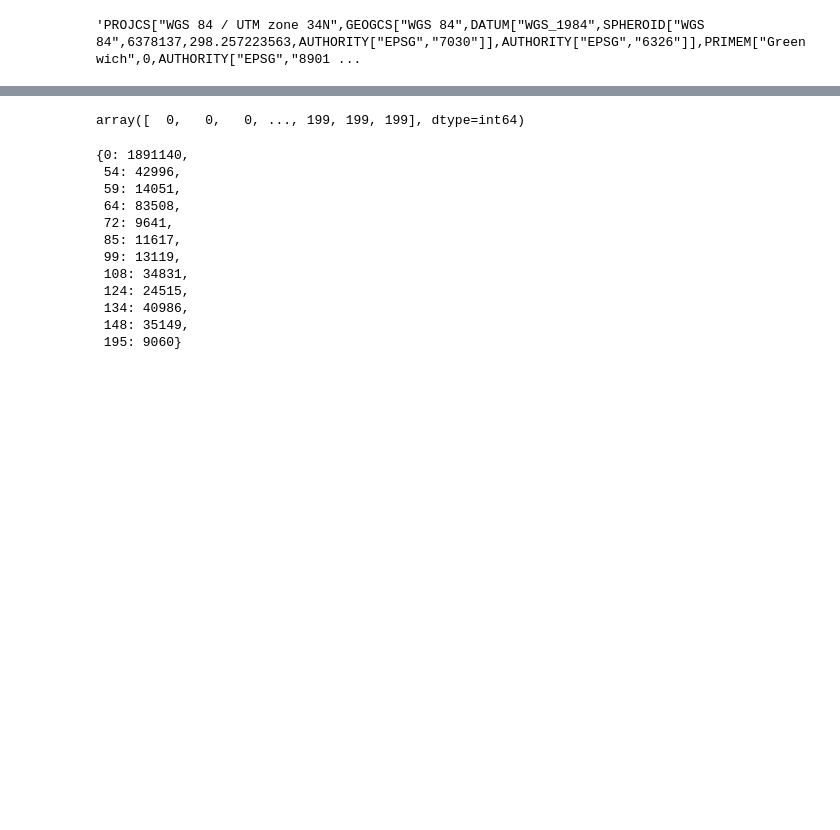
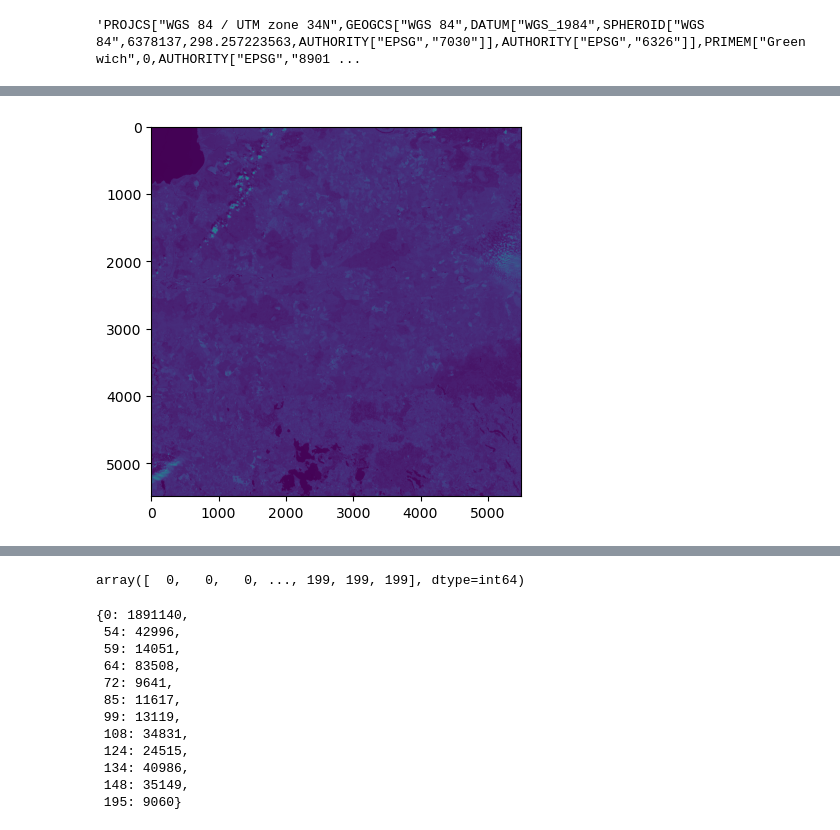
Before and after one commit to rafalgrm/senti-water, a Jupyter notebook: main.ipynb, the cells around one changed output, grey strips where cells are left out. Drawn from its saved outputs; the diff is of its cells as text; code cells hidden in the pictures; blank space fills up the shorter version.

```diff
--- a/main.ipynb
+++ b/main.ipynb
@@ -37,3 +52,9 @@ if show_images:
+# %%
+image_band_swir_20m = band_swir_20m.read(1)
+if show_images:
+    plt.imshow(image_band_swir_20m)
+# %% [output]
+[figure, added]
 # %%
 import numpy as np
 
```
Also changed, not shown: parts of 13 cells of this notebook, 1 other file.
